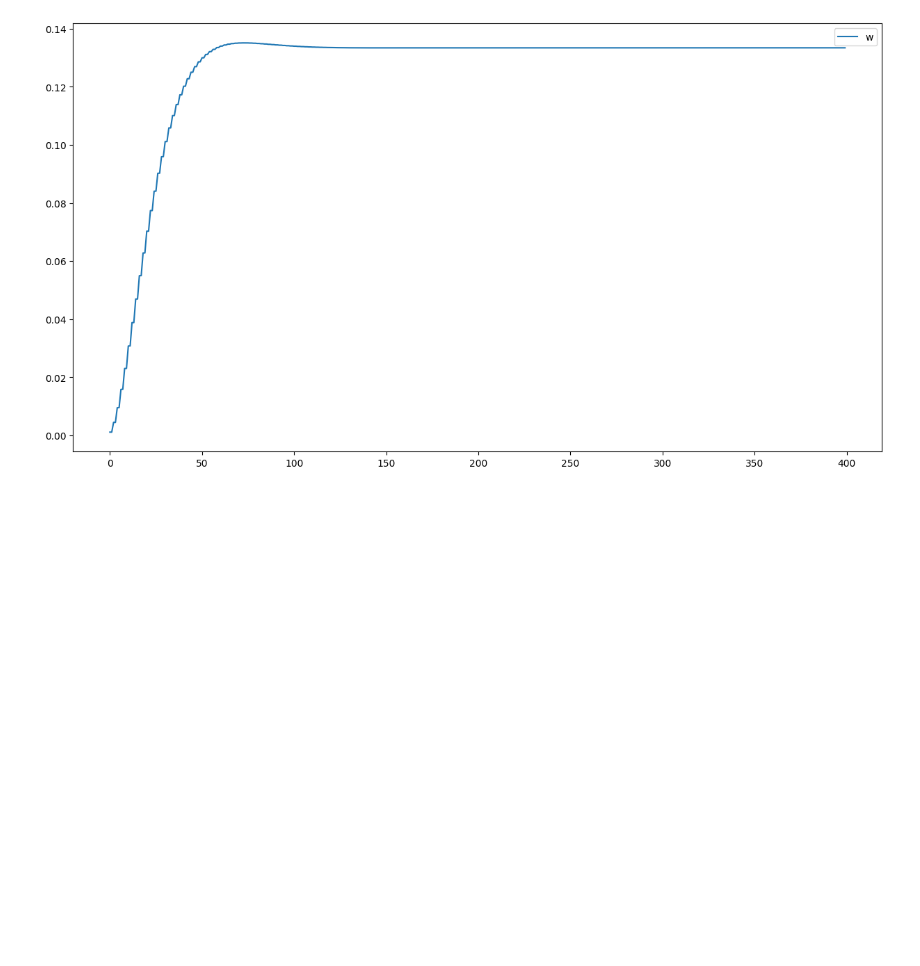
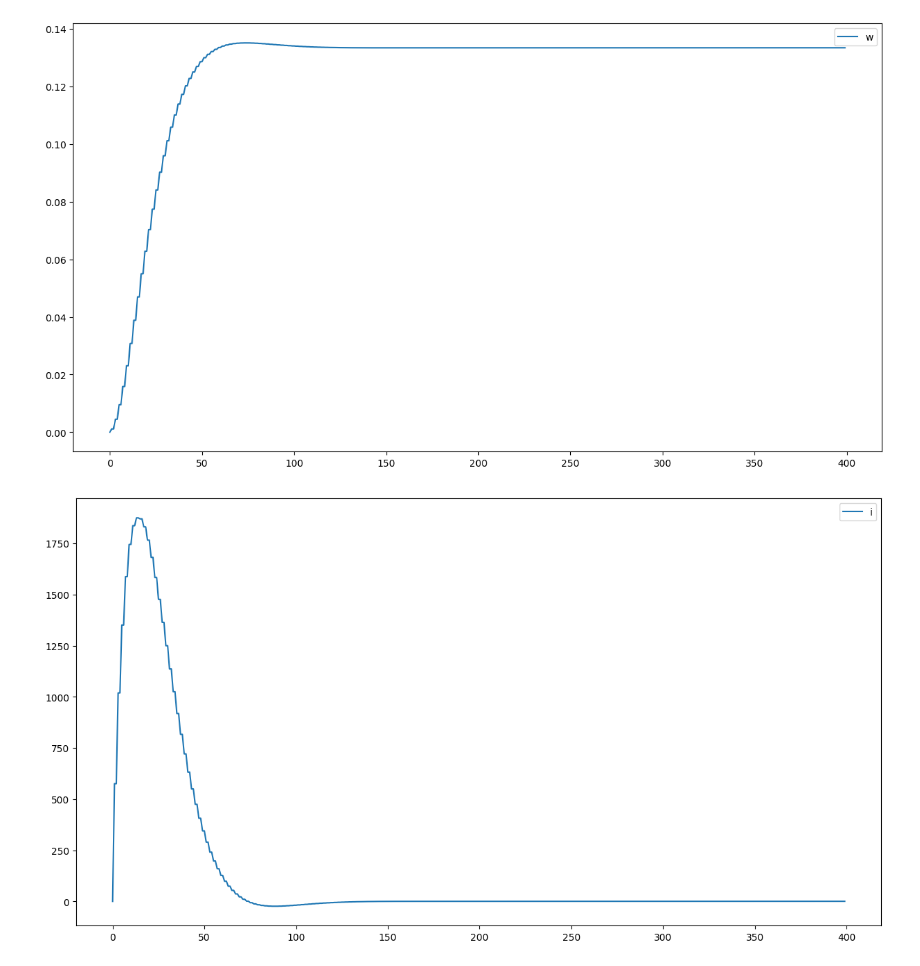
Before and after one commit to MaxotFedorov/DCMotor, a Jupyter notebook: dcm_2.ipynb, the cells around one changed output. Saved outputs shown, nothing was run; the diff lists cells and outputs as text; code cells hidden in the pictures; blank space fills up the shorter version.

```diff
--- a/dcm_2.ipynb
+++ b/dcm_2.ipynb
@@ -202,8 +182,8 @@ for i, t in enumerate(np.arange(0, sec, T)):
     delay_w.update(w)
     delay_i.update(i)
 
-    history_w.append(w)
-    history_i.append(i)
+    history_w.append(delay_w_0.update(w))
+    history_i.append(delay_i_0.update(i))
 
 history_w_array = np.array(history_w)
 history_i_array = np.array(history_i)
@@ -219,3 +199,27 @@ plt.legend()
 plt.show()
 # %% [output]
 [figure]
+# %%
+W = np.array([[LW11, LW12, IW11, IW12],
+              [LW21, LW22, IW21, IW22]])
+# %%
+delay_w_1 = UnitDelay()
+delay_i_1 = UnitDelay()
+# %%
+history_w_1 = []
+history_i_1 = []
+
+
+for i, t in enumerate(np.arange(0, sec, T)):
+    y = np.dot(W, np.vstack((np.array([delay_i_1.get(), delay_w_1.get()]).reshape(2, 1), u[i])))
+    history_i_1.append(delay_i_1.update(y[0]))
+    history_w_1.append(delay_w_1.update(y[1]))
+
+history_w_1_array = np.array(history_w_1)
+history_i_1_array = np.array(history_i_1)
+# %%
+plt.plot(history_i_1_array, label="i")
+plt.legend()
+plt.show()
+# %% [output]
+[figure, added]
```
Also changed, not shown: parts of 20 cells of this notebook.
